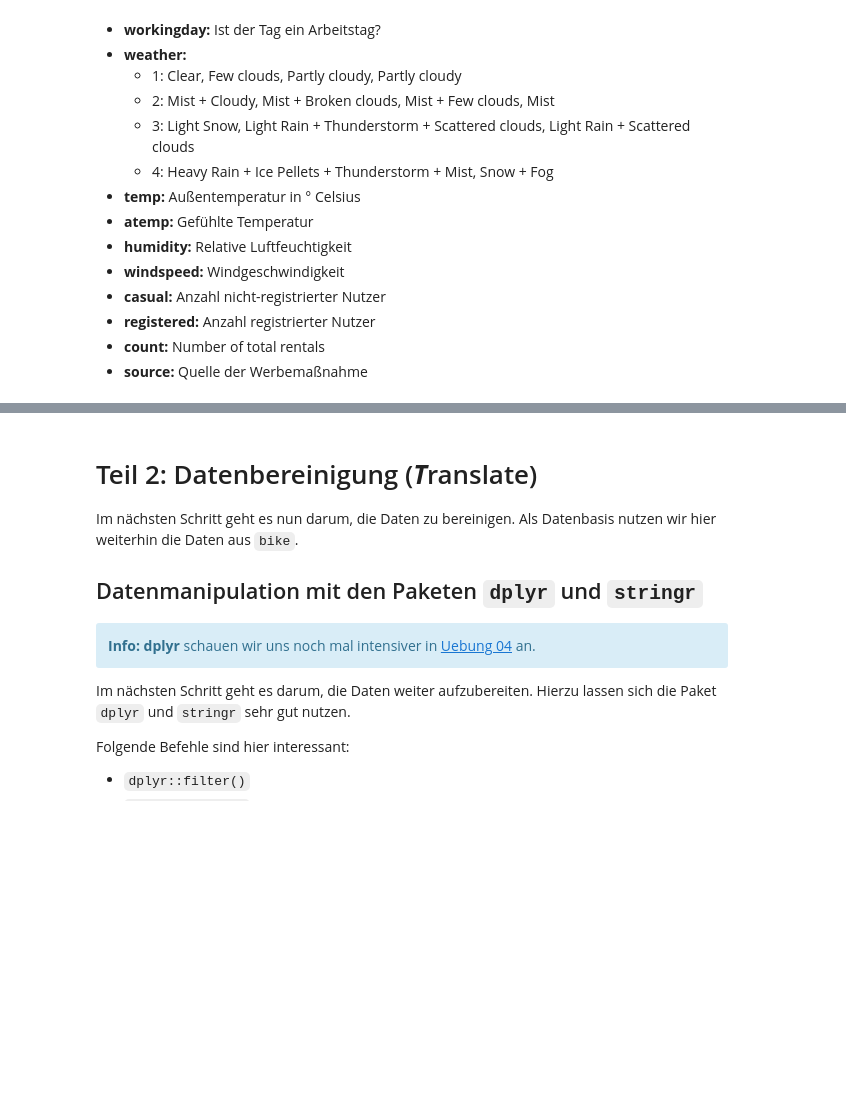
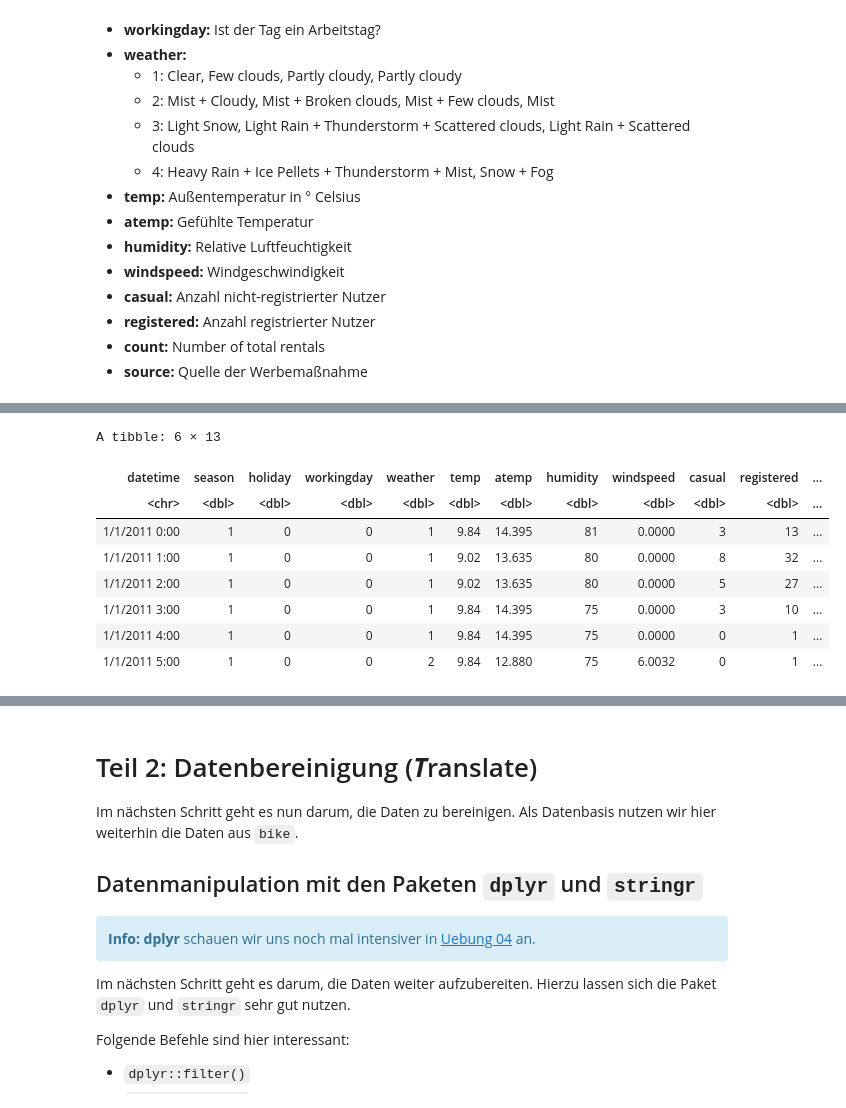
Before and after one commit to denisroyer/rnotebooks, a Jupyter notebook: Uebung 03/R-Kenntnis Uebung 03.ipynb, the cells around one changed output, grey strips where cells are left out. Saved outputs shown, nothing was run; the diff lists cells and outputs as text; code cells hidden in the pictures; blank space fills up the shorter version.

```diff
--- a/Uebung 03/R-Kenntnis Uebung 03.ipynb
+++ b/Uebung 03/R-Kenntnis Uebung 03.ipynb
@@ -215,0 +233,7 @@ Im nächsten Schritt kann man sich die Größe der Variable `bike` und deren Str
+# %%
+# Beispiel mit den Bikeshare Daten
+bike.XLS <- read_excel("../Data/raw_bikeshare_data.xlsx")
+
+# Hinweis: Auch die read_excel() liefert Rückmeldungen, sofern die geladenen
+# Datei Fehler enthält. Die Bahndlubng der Fehler läuft dann analog zur Behandlung
+# der Fehler in .csv Dateien.
@@ -215,0 +243,13 @@ Im nächsten Schritt kann man sich die Größe der Variable `bike` und deren Str
+# %%
+# Ausgabe der geladenen Daten (ersten sechs Zeilen).
+head(bike.XLS)
+# %% [output]
+A tibble: 6 × 13
+| datetime | season | holiday | workingday | weather | temp | atemp | humidity | windspeed | casual | registered | ... |
+| <chr> | <dbl> | <dbl> | <dbl> | <dbl> | <dbl> | <dbl> | <dbl> | <dbl> | <dbl> | <dbl> | ... |
+| 1/1/2011 0:00 | 1 | 0 | 0 | 1 | 9.84 | 14.395 | 81 | 0.0000 | 3 | 13 | ... |
+| 1/1/2011 1:00 | 1 | 0 | 0 | 1 | 9.02 | 13.635 | 80 | 0.0000 | 8 | 32 | ... |
+| 1/1/2011 2:00 | 1 | 0 | 0 | 1 | 9.02 | 13.635 | 80 | 0.0000 | 5 | 27 | ... |
+| 1/1/2011 3:00 | 1 | 0 | 0 | 1 | 9.84 | 14.395 | 75 | 0.0000 | 3 | 10 | ... |
+| 1/1/2011 4:00 | 1 | 0 | 0 | 1 | 9.84 | 14.395 | 75 | 0.0000 | 0 | 1 | ... |
+| 1/1/2011 5:00 | 1 | 0 | 0 | 2 | 9.84 | 12.880 | 75 | 6.0032 | 0 | 1 | ... |
```
Also changed, not shown: parts of 12 cells of this notebook, 1 other file.
